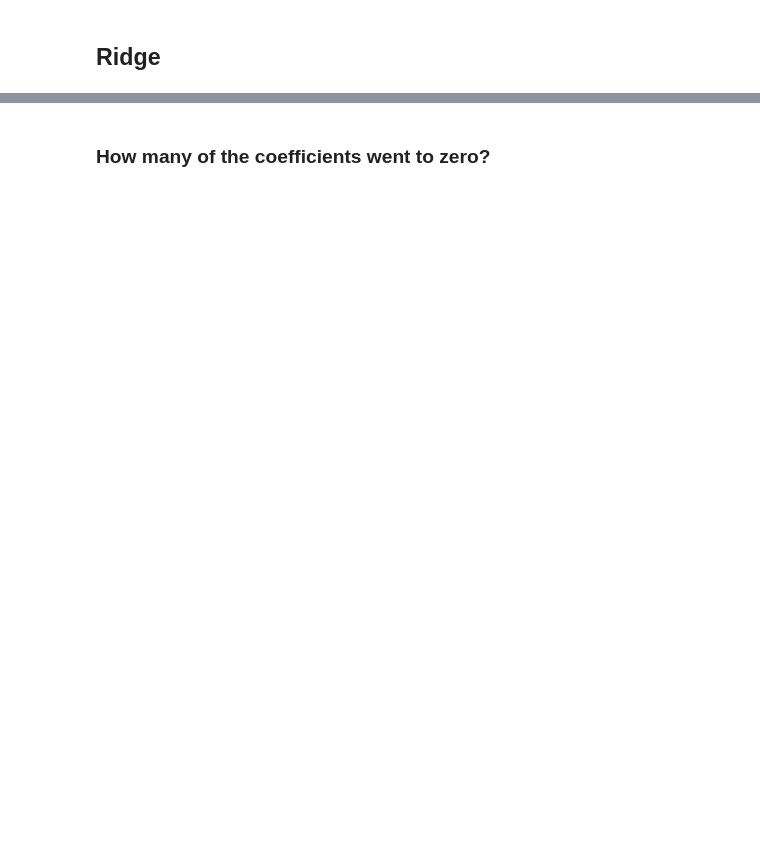
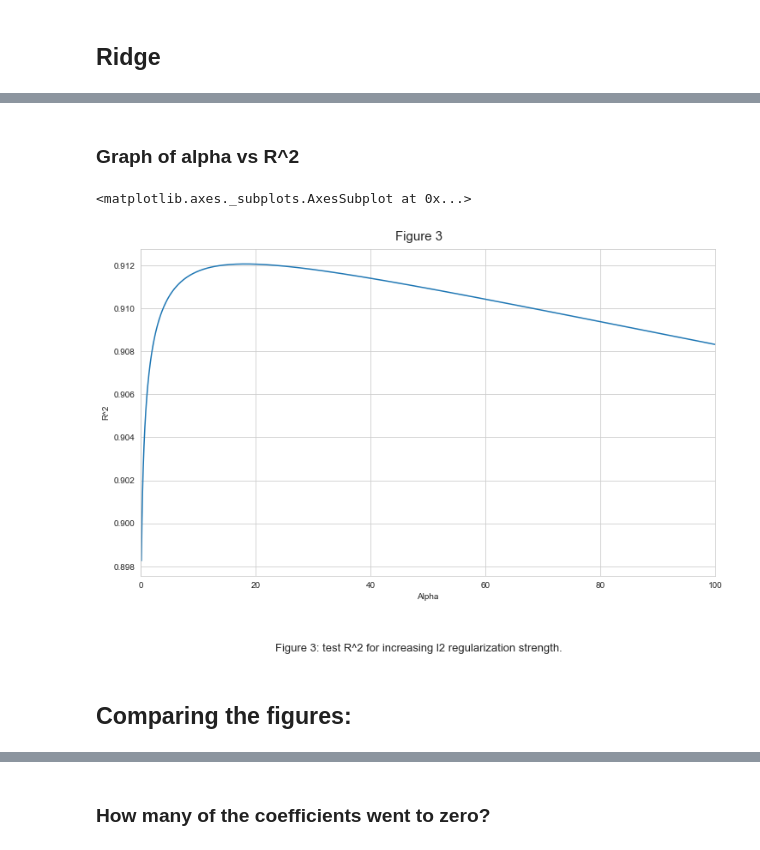
Before and after one commit to agrai1/Predicting-housing-prices, a Jupyter notebook: Housing data - ml stuff - 2.ipynb, the cells around one changed output, grey strips where cells are left out. Cells and saved outputs as stored; diff of their text form; code cells hidden in the pictures; blank space fills up the shorter version.

```diff
--- a/Housing data - ml stuff - 2.ipynb
+++ b/Housing data - ml stuff - 2.ipynb
@@ -96,0 +125,17 @@ R^2 maximized where:
+# %% [markdown]
+### Graph of alpha vs R^2
+# %%
+r2_alpha_ridge_df = pd.DataFrame(r2_alpha_ridge,columns=['Alpha','R^2'])
+# %%
+plt.figure(figsize=(12,7))
+plt.figtext(.5,.9,'Figure 3', fontsize=15, ha='center')
+txt="Figure 3: test R^2 for increasing l2 regularization strength."
+plt.figtext(0.5, -0.05, txt, wrap=True, horizontalalignment='center', fontsize=13)
+plt.xlim(0,100)
+
+sns.lineplot(x='Alpha',y='R^2',data=r2_alpha_ridge_df)
+# %% [output]
+<matplotlib.axes._subplots.AxesSubplot at 0x...>
+[figure, added]
+# %% [markdown]
+## Comparing the figures:
```
Also changed, not shown: parts of 53 cells of this notebook.
